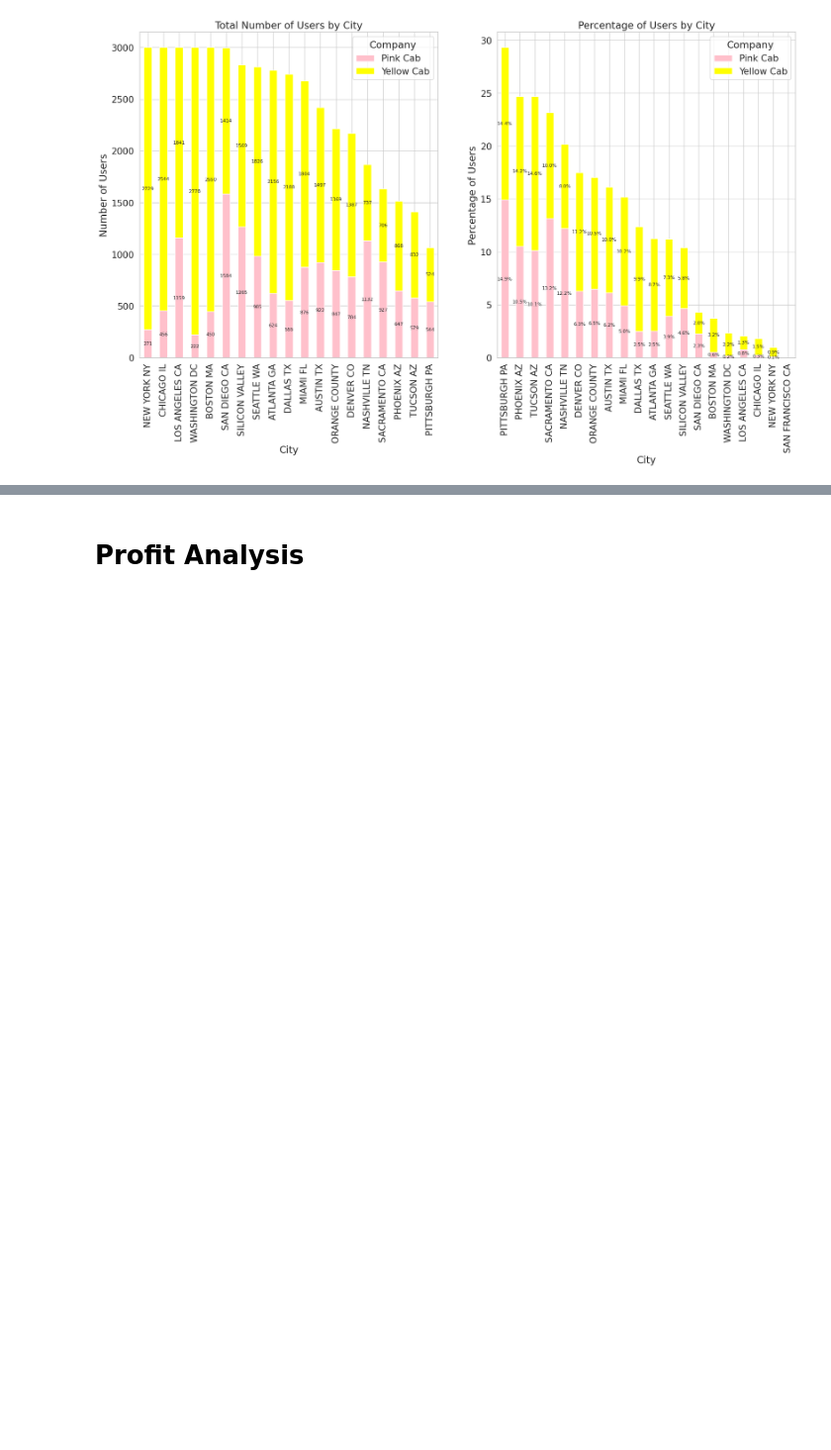
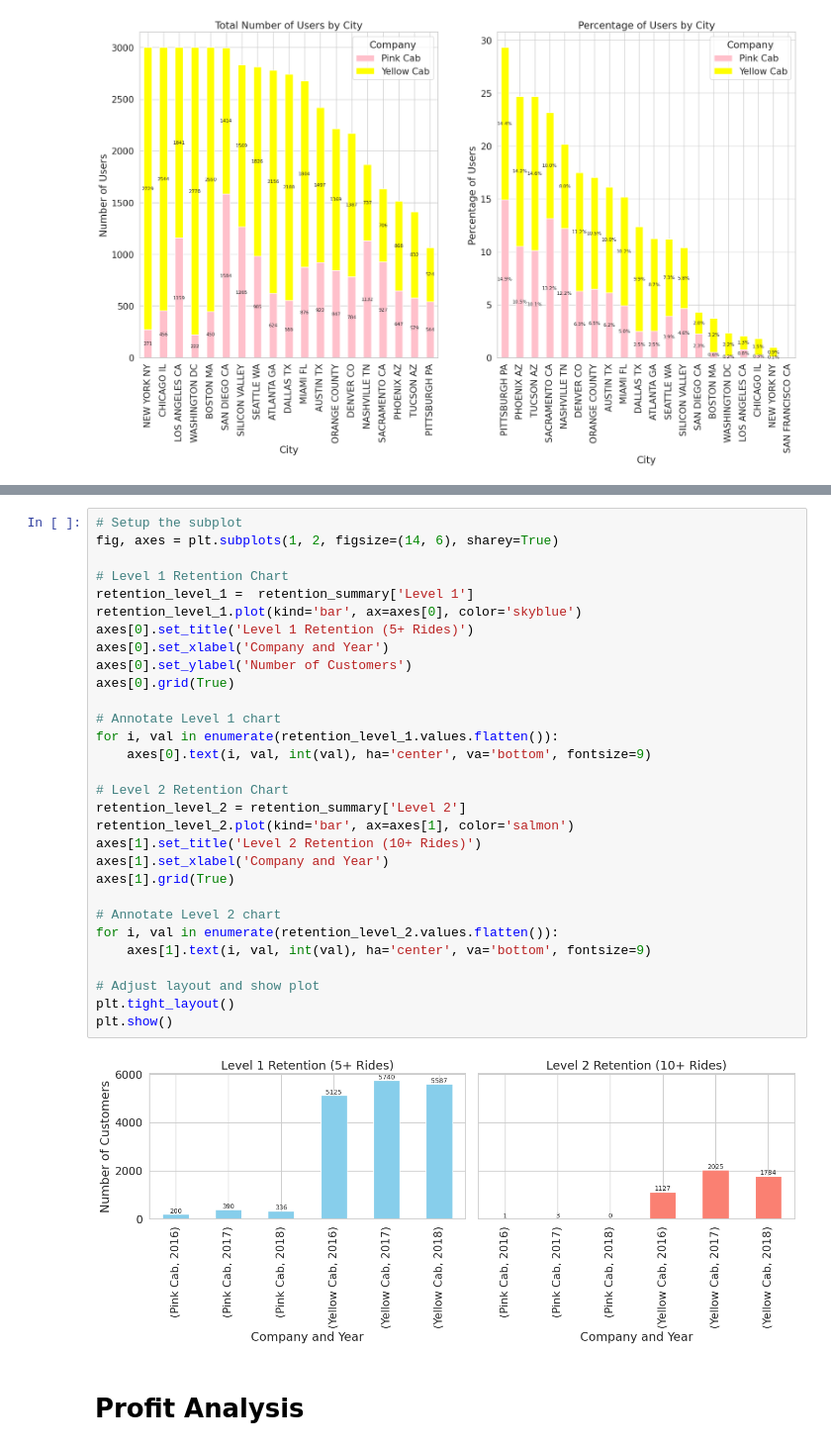
Before and after one commit to DDDk3332/Data-Glacier-assignment, a Jupyter notebook: week 2/DataGlacier_week_2.ipynb, the cells around one changed output, grey strips where cells are left out. Shown at 99% size. Drawn from its saved outputs; the diff is of its cells as text; blank space fills up the shorter version.

```diff
--- a/week 2/DataGlacier_week_2.ipynb
+++ b/week 2/DataGlacier_week_2.ipynb
@@ -301,3 +324,35 @@ plt.show()
+# %%
+# Setup the subplot
+fig, axes = plt.subplots(1, 2, figsize=(14, 6), sharey=True)
+
+# Level 1 Retention Chart
+retention_level_1 =  retention_summary['Level 1']
+retention_level_1.plot(kind='bar', ax=axes[0], color='skyblue')
+axes[0].set_title('Level 1 Retention (5+ Rides)')
+axes[0].set_xlabel('Company and Year')
+axes[0].set_ylabel('Number of Customers')
+axes[0].grid(True)
+
+# Annotate Level 1 chart
+for i, val in enumerate(retention_level_1.values.flatten()):
+    axes[0].text(i, val, int(val), ha='center', va='bottom', fontsize=9)
+
+# Level 2 Retention Chart
+retention_level_2 = retention_summary['Level 2']
+retention_level_2.plot(kind='bar', ax=axes[1], color='salmon')
+axes[1].set_title('Level 2 Retention (10+ Rides)')
+axes[1].set_xlabel('Company and Year')
+axes[1].grid(True)
+
+# Annotate Level 2 chart
+for i, val in enumerate(retention_level_2.values.flatten()):
+    axes[1].text(i, val, int(val), ha='center', va='bottom', fontsize=9)
+
+# Adjust layout and show plot
+plt.tight_layout()
+plt.show()
+# %% [output]
+[figure, added]
 # %% [markdown]
 # Profit Analysis
 # %% [markdown]
```
Also changed, not shown: parts of 4 cells of this notebook.
